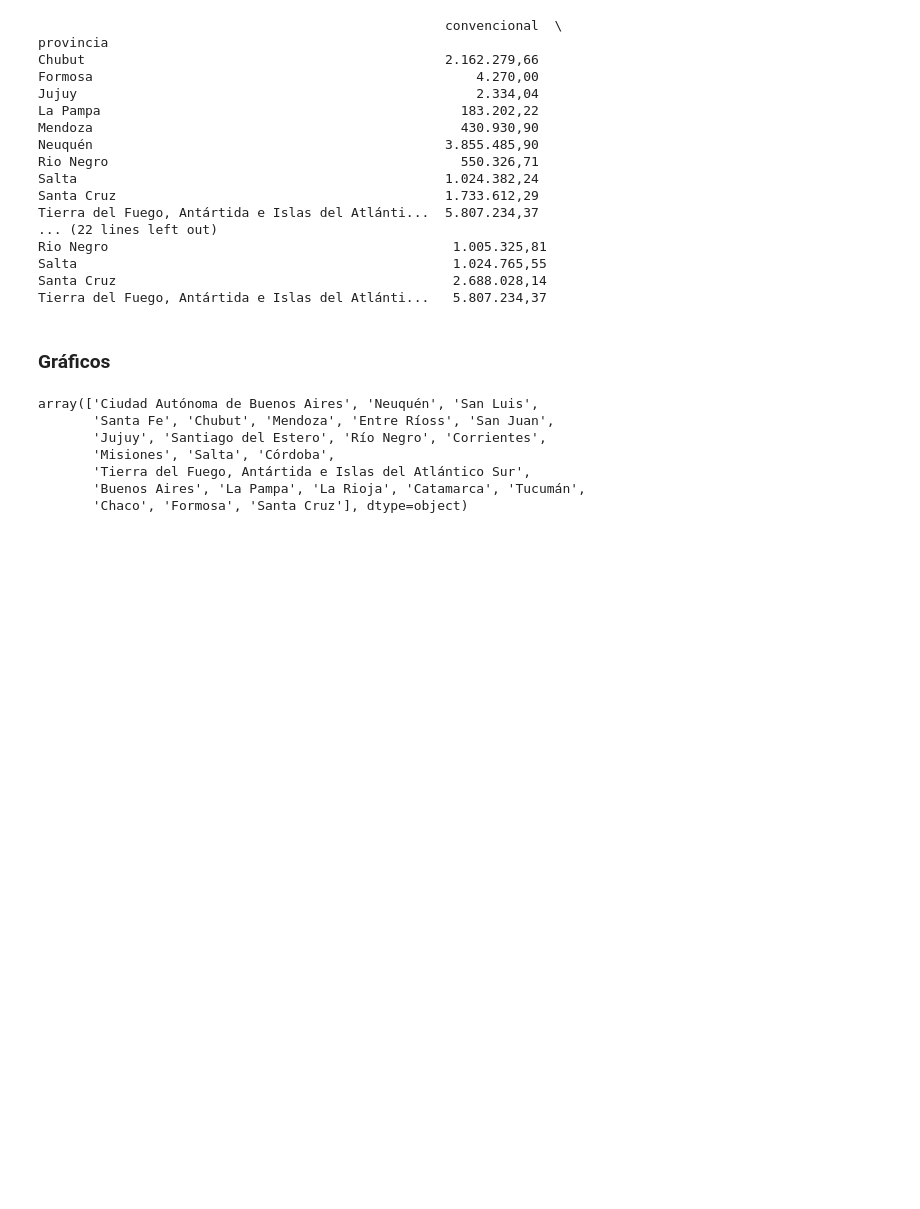
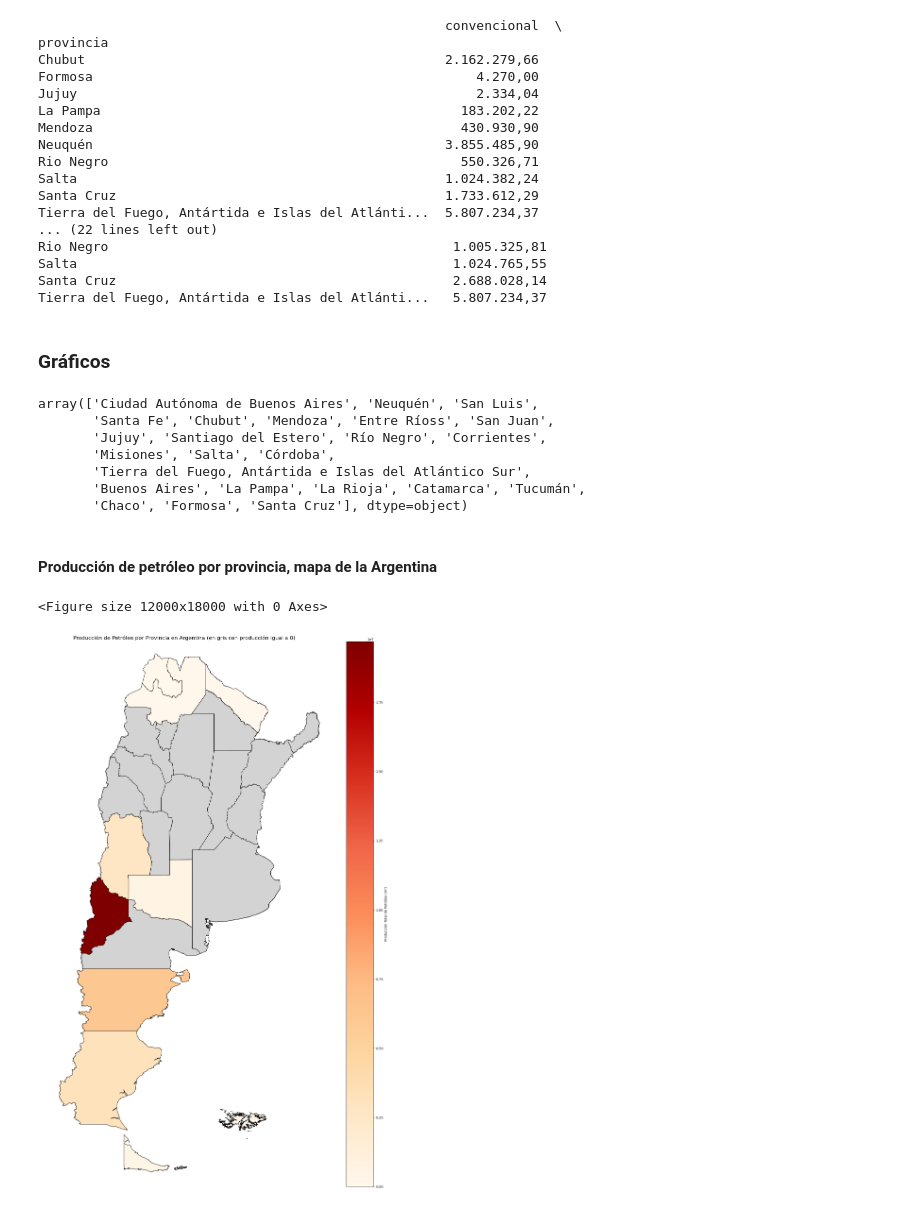
Before and after one commit to Nicopiwi/tps-calidad-de-datos, a Jupyter notebook: tp2/puntoD.ipynb, the cells around one changed output. Cells and saved outputs as stored; diff of their text form; code cells hidden in the pictures; blank space fills up the shorter version.

Commit message:
mapa de argentina

```diff
--- a/tp2/puntoD.ipynb
+++ b/tp2/puntoD.ipynb
@@ -441,3 +441,59 @@ array(['Ciudad Autónoma de Buenos Aires', 'Neuquén', 'San Luis',
        'Tierra del Fuego, Antártida e Islas del Atlántico Sur',
        'Buenos Aires', 'La Pampa', 'La Rioja', 'Catamarca', 'Tucumán',
        'Chaco', 'Formosa', 'Santa Cruz'], dtype=object)
+# %% [markdown]
+#### Producción de petróleo por provincia, mapa de la Argentina
+# %%
+import geopandas as gpd
+import matplotlib.pyplot as plt
+
+# Ruta al shapefile
+shapefile_path = 'C:/Users/ivola/OneDrive/Escritorio/Mapa_Argentina_Bicontinental_QGIS/datos_shp/Provincias.shp'
+
+# Cargar el shapefile
+gdf_p_provincias = gpd.read_file(shapefile_path)
+
+# Resetear el índice para tener 'provincia' como columna
+df_prod_p_total_por_provincia = df_prod_p_total_por_provincia.reset_index()
+
+# Unir los datos de producción al GeoDataFrame
+gdf_p_provincias = gdf_p_provincias.merge(
+    df_prod_p_total_por_provincia,
+    left_on='NAM',  # Sustituir por la columna que contiene los nombres
+    right_on='provincia',
+    how='left'  # Mantener todas las provincias, incluso si no tienen datos
+)
+
+# Rellenar valores nulos en las columnas de producción
+gdf_p_provincias['total'] = gdf_p_provincias['total'].fillna(0)
+
+plt.figure(figsize=(40, 60), dpi=300)
+
+# Crear un mapa de calor basado en la columna 'total'
+ax = gdf_p_provincias.plot(
+    column='total',
+    cmap='OrRd',  # Escala de colores
+    legend=True,
+    legend_kwds={'label': "Producción Total de Petróleo (m³)"},
+    edgecolor='black',
+    figsize=(20, 30) #ESTE ES CLAVE
+)
+
+# Añadir las provincias con producción 0 en color gris
+gdf_p_provincias[gdf_p_provincias['total'] == 0].plot(
+    color='lightgray',
+    edgecolor='black',
+    ax=ax
+)
+
+# Ajustar límites (puedes probar diferentes valores para afinar el mapa)
+ax.set_xlim(-75, -53)  # Ajusta los valores de longitud
+ax.set_ylim(-56, -21)  # Ajusta los valores de latitud
+
+# Configurar título
+plt.title("Producción de Petróleo por Provincia en Argentina (en gris con producción igual a 0)", fontsize=16)
+plt.axis('off')  # Quitar ejes
+plt.show()
+# %% [output]
+<Figure size 12000x18000 with 0 Axes>
+[figure, added]
```
Also changed, not shown: parts of 4 cells of this notebook.
